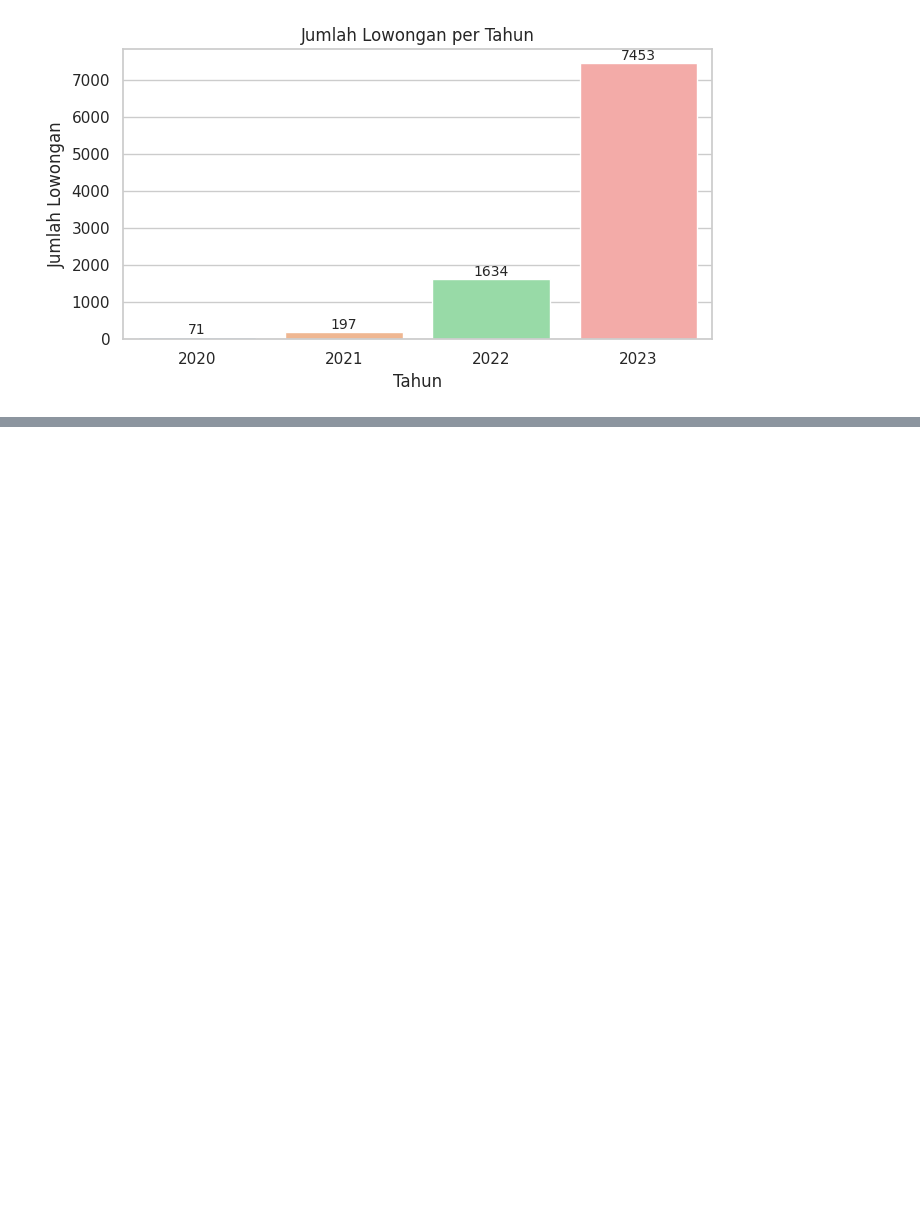
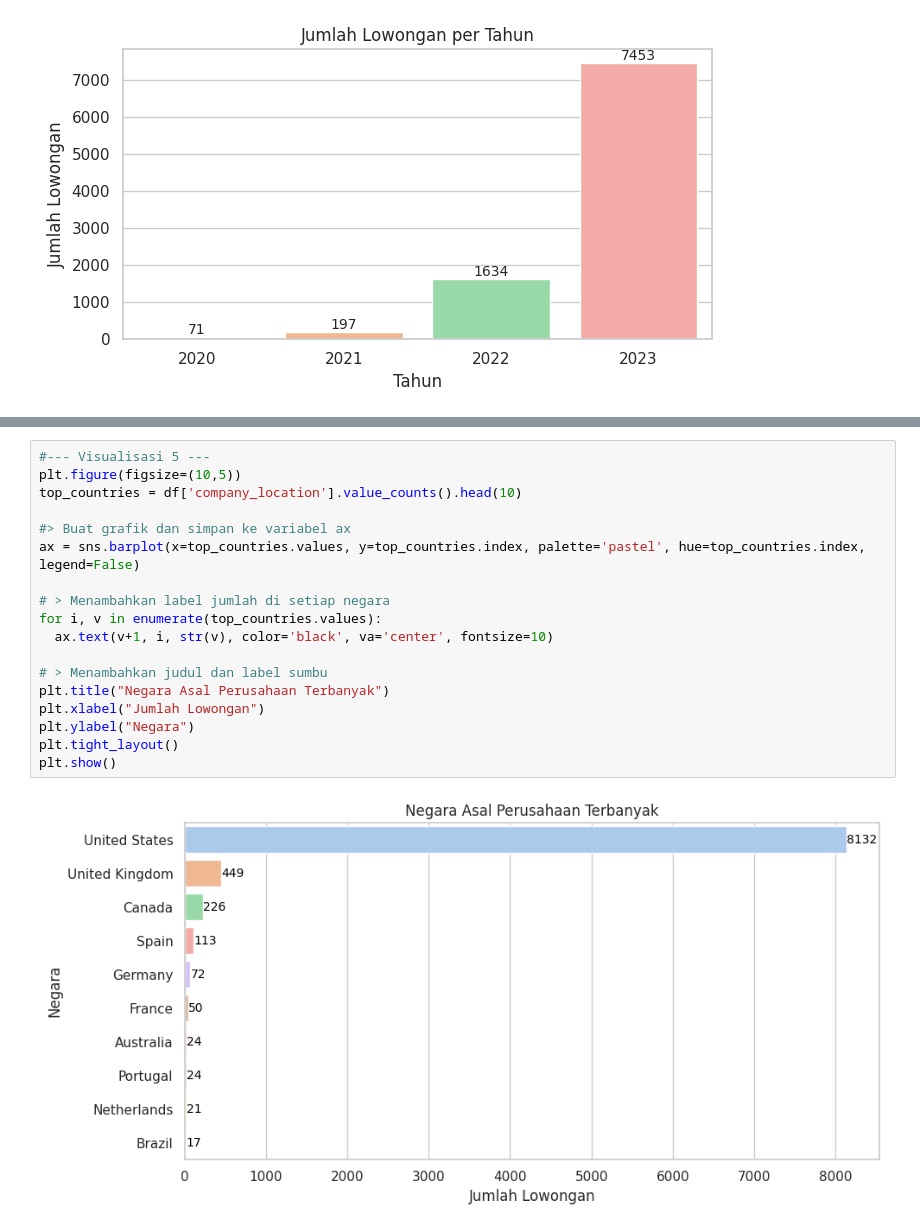
Before and after one commit to RizkyaSalsabila/eda-data-jobs, a Jupyter notebook: eda_data_jobs.ipynb, the cells around one changed output, grey strips where cells are left out. Cells and saved outputs as stored; diff of their text form; blank space fills up the shorter version.

Commit message:
feat: add EDA visualization for top company locations

```diff
--- a/eda_data_jobs.ipynb
+++ b/eda_data_jobs.ipynb
@@ -128,0 +129,20 @@ plt.show()
+# %%
+#--- Visualisasi 5 ---
+plt.figure(figsize=(10,5))
+top_countries = df['company_location'].value_counts().head(10)
+
+#> Buat grafik dan simpan ke variabel ax
+ax = sns.barplot(x=top_countries.values, y=top_countries.index, palette='pastel', hue=top_countries.index, legend=False)
+
+# > Menambahkan label jumlah di setiap negara
+for i, v in enumerate(top_countries.values):
+  ax.text(v+1, i, str(v), color='black', va='center', fontsize=10)
+
+# > Menambahkan judul dan label sumbu
+plt.title("Negara Asal Perusahaan Terbanyak")
+plt.xlabel("Jumlah Lowongan")
+plt.ylabel("Negara")
+plt.tight_layout()
+plt.show()
+# %% [output]
+[figure, added]
```
Also changed, not shown: parts of 2 cells of this notebook.
